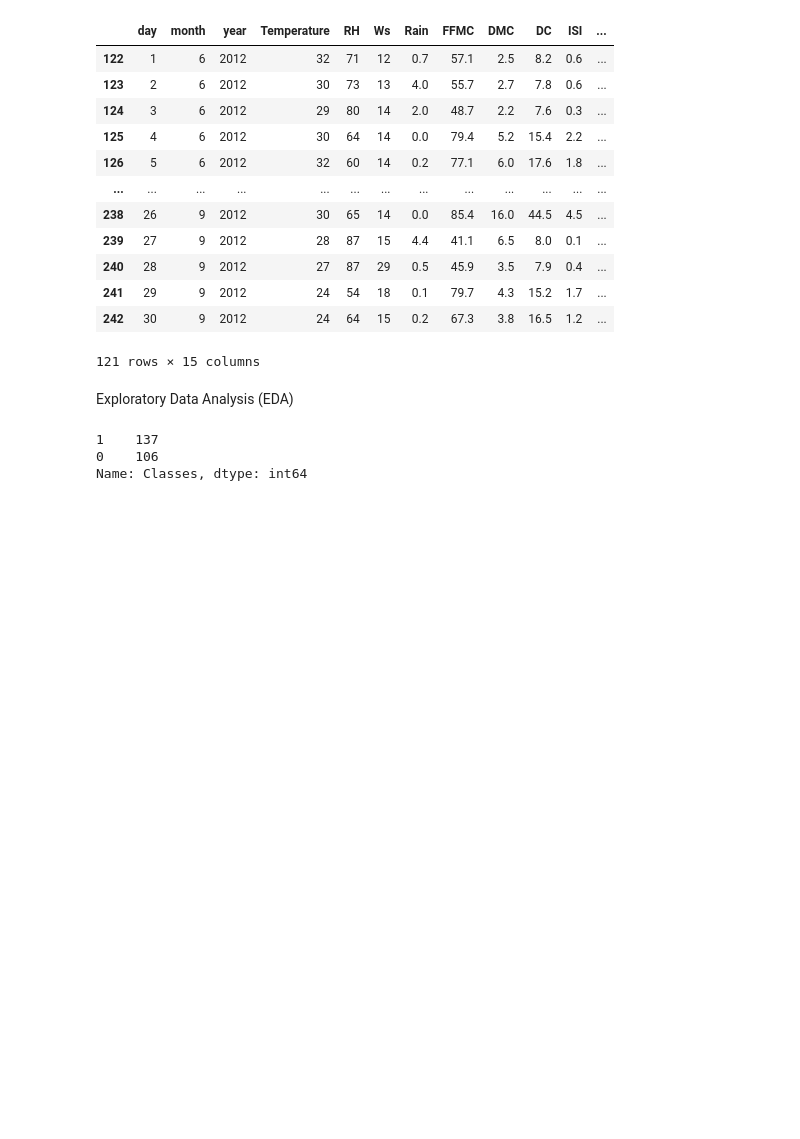
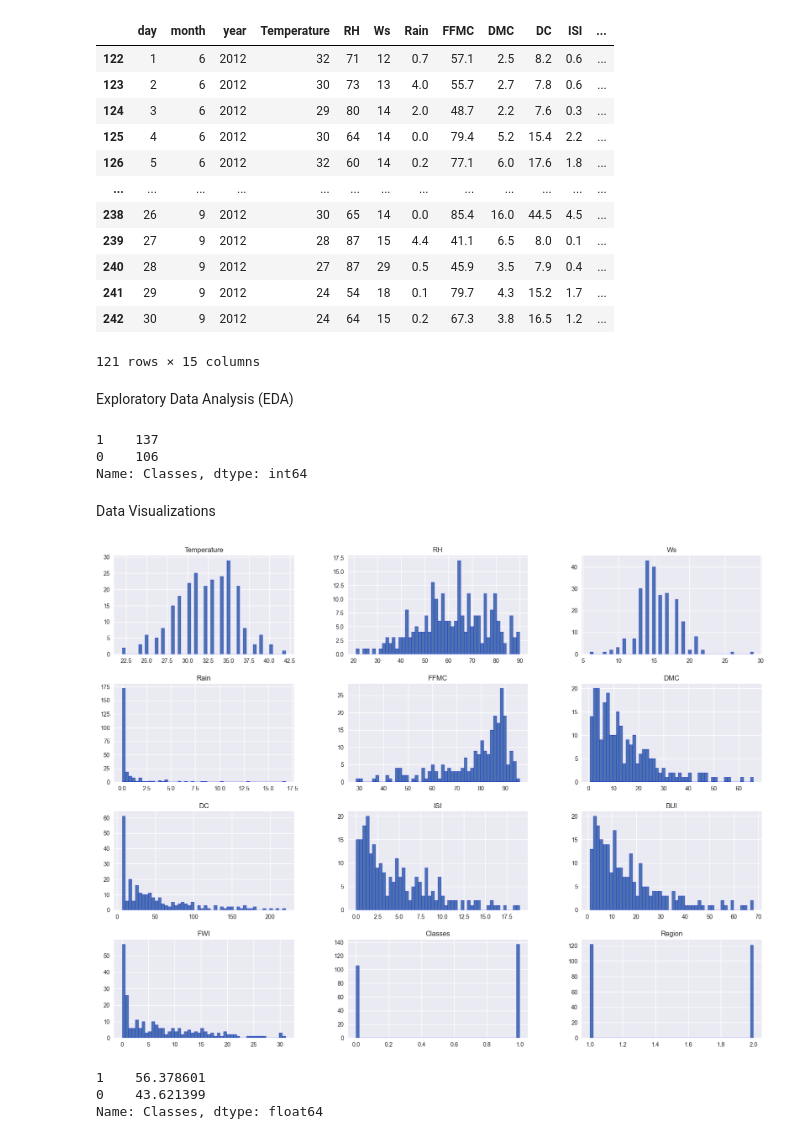
Before and after one commit to Subramanyachelmanda1993/algerian_forest_fire, a Jupyter notebook: Notebook/forest_fire_EDA.ipynb, the cells around one changed output. Cells and saved outputs as stored; diff of their text form; code cells hidden in the pictures; blank space fills up the shorter version.

```diff
--- a/Notebook/forest_fire_EDA.ipynb
+++ b/Notebook/forest_fire_EDA.ipynb
@@ -318,3 +318,20 @@ df['Classes'].value_counts()
 1    137
 0    106
 Name: Classes, dtype: int64
+# %% [markdown]
+Data Visualizations
+# %%
+#plotting density plot for all features in the dataset
+plt.style.use('seaborn')
+df.hist(bins=50, figsize=(20,15), ec = 'b')
+plt.show()
+# %% [output]
+[figure, added]
+# %%
+# Percentage for PieChart
+percentage = df['Classes'].value_counts(normalize=True)*100
+percentage
+# %% [output]
+1    56.378601
+0    43.621399
+Name: Classes, dtype: float64
```
Also changed, not shown: parts of 20 cells of this notebook.
